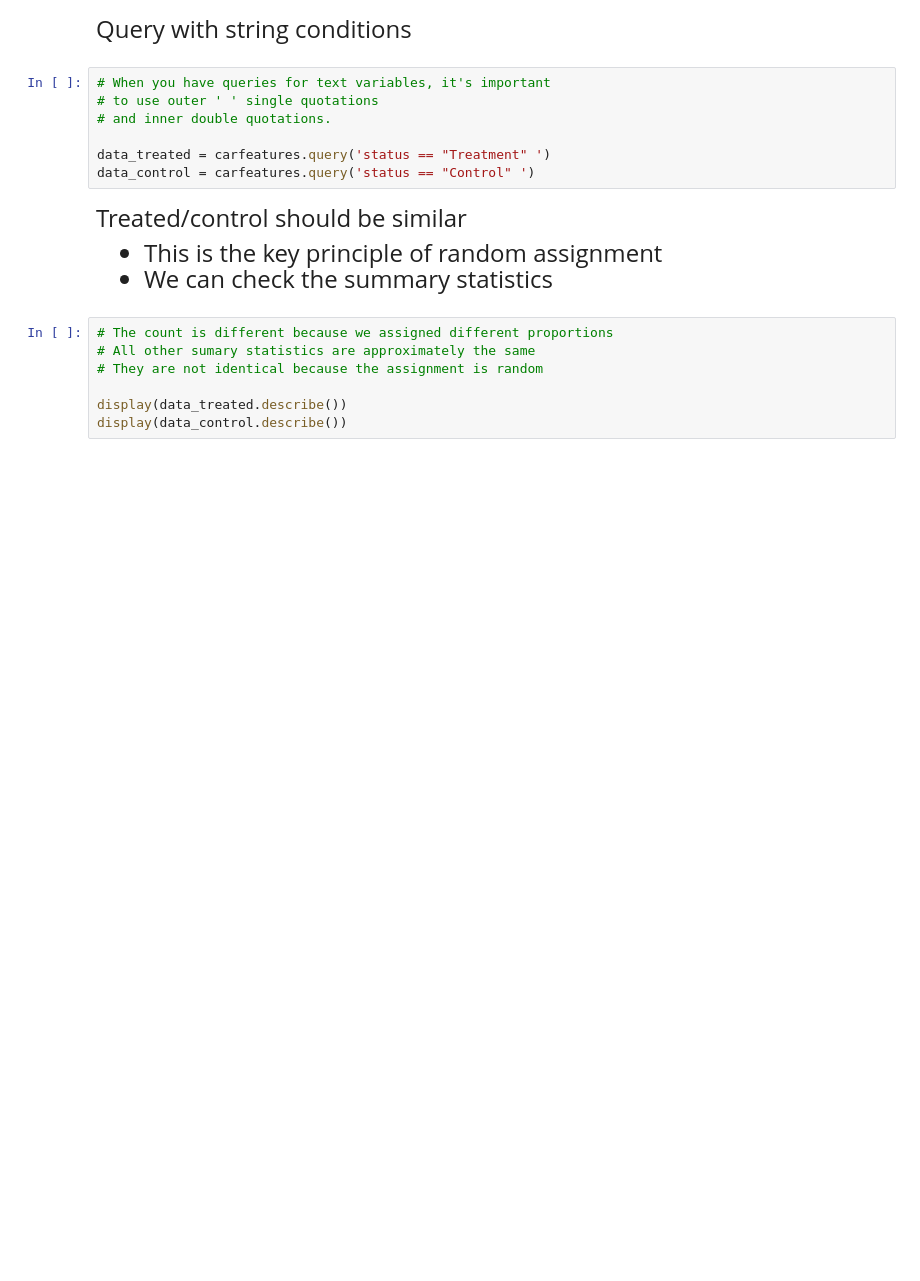
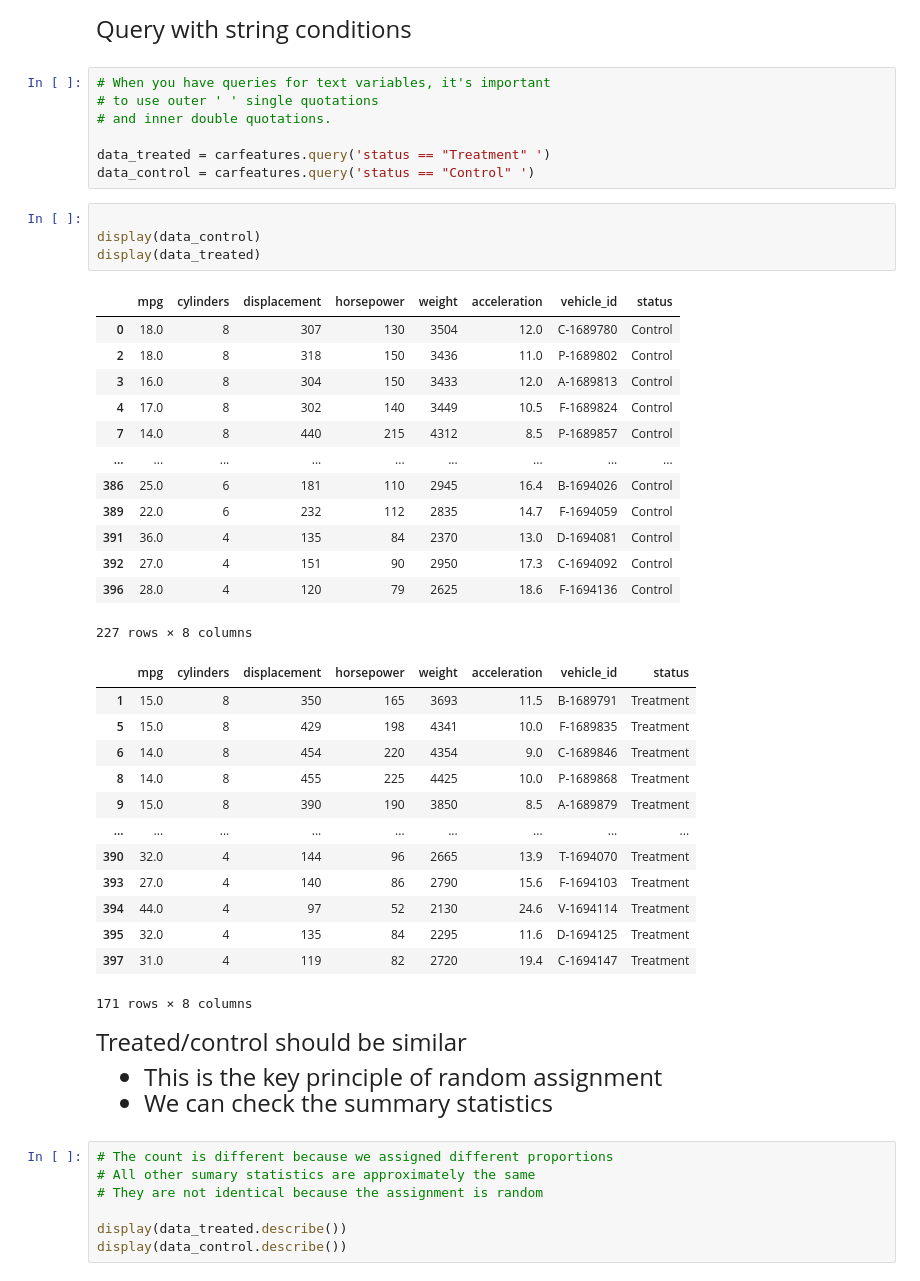
Before and after one commit to jadarro/qtm151_fall_2023, a Jupyter notebook: lecture_11/personal_lecture11.ipynb, the cells around one changed output. Saved outputs shown, nothing was run; the diff lists cells and outputs as text; blank space fills up the shorter version.

```diff
--- a/lecture_11/personal_lecture11.ipynb
+++ b/lecture_11/personal_lecture11.ipynb
@@ -94,6 +117,37 @@ Query with string conditions
 
 data_treated = carfeatures.query('status == "Treatment" ')
 data_control = carfeatures.query('status == "Control" ')
+# %%
+
+display(data_control)
+display(data_treated)
+# %% [output]
+|  | mpg | cylinders | displacement | horsepower | weight | acceleration | vehicle_id | status |
+| 0 | 18.0 | 8 | 307 | 130 | 3504 | 12.0 | C-1689780 | Control |
+| 2 | 18.0 | 8 | 318 | 150 | 3436 | 11.0 | P-1689802 | Control |
+| 3 | 16.0 | 8 | 304 | 150 | 3433 | 12.0 | A-1689813 | Control |
+| 4 | 17.0 | 8 | 302 | 140 | 3449 | 10.5 | F-1689824 | Control |
+| 7 | 14.0 | 8 | 440 | 215 | 4312 | 8.5 | P-1689857 | Control |
+| ... | ... | ... | ... | ... | ... | ... | ... | ... |
+| 386 | 25.0 | 6 | 181 | 110 | 2945 | 16.4 | B-1694026 | Control |
+| 389 | 22.0 | 6 | 232 | 112 | 2835 | 14.7 | F-1694059 | Control |
+| 391 | 36.0 | 4 | 135 | 84 | 2370 | 13.0 | D-1694081 | Control |
+| 392 | 27.0 | 4 | 151 | 90 | 2950 | 17.3 | C-1694092 | Control |
+| 396 | 28.0 | 4 | 120 | 79 | 2625 | 18.6 | F-1694136 | Control |
+227 rows × 8 columns
+|  | mpg | cylinders | displacement | horsepower | weight | acceleration | vehicle_id | status |
+| 1 | 15.0 | 8 | 350 | 165 | 3693 | 11.5 | B-1689791 | Treatment |
+| 5 | 15.0 | 8 | 429 | 198 | 4341 | 10.0 | F-1689835 | Treatment |
+| 6 | 14.0 | 8 | 454 | 220 | 4354 | 9.0 | C-1689846 | Treatment |
+| 8 | 14.0 | 8 | 455 | 225 | 4425 | 10.0 | P-1689868 | Treatment |
+| 9 | 15.0 | 8 | 390 | 190 | 3850 | 8.5 | A-1689879 | Treatment |
+| ... | ... | ... | ... | ... | ... | ... | ... | ... |
+| 390 | 32.0 | 4 | 144 | 96 | 2665 | 13.9 | T-1694070 | Treatment |
+| 393 | 27.0 | 4 | 140 | 86 | 2790 | 15.6 | F-1694103 | Treatment |
+| 394 | 44.0 | 4 | 97 | 52 | 2130 | 24.6 | V-1694114 | Treatment |
+| 395 | 32.0 | 4 | 135 | 84 | 2295 | 11.6 | D-1694125 | Treatment |
+| 397 | 31.0 | 4 | 119 | 82 | 2720 | 19.4 | C-1694147 | Treatment |
+171 rows × 8 columns
 # %% [markdown]
 <font size = "5">
 
```
Also changed, not shown: parts of 5 cells of this notebook, 1 other file.
